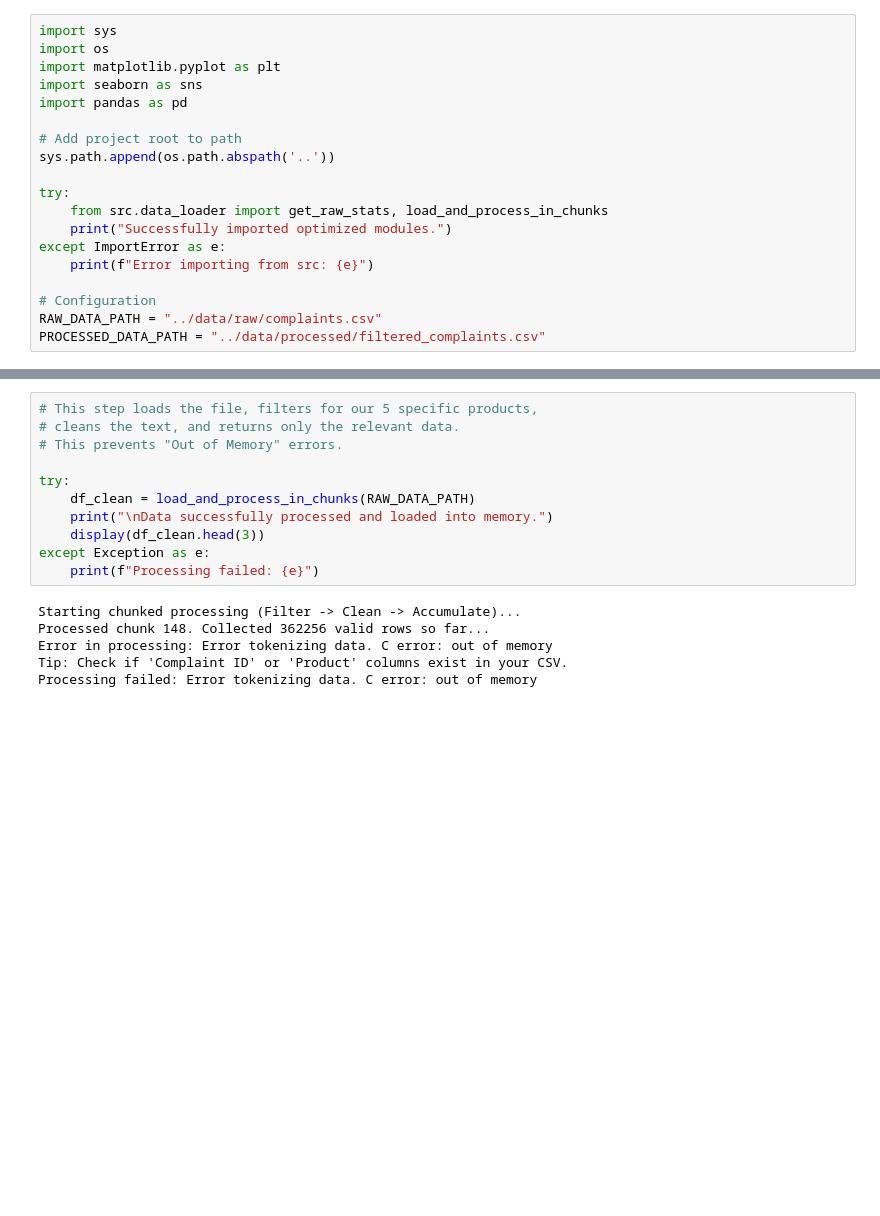
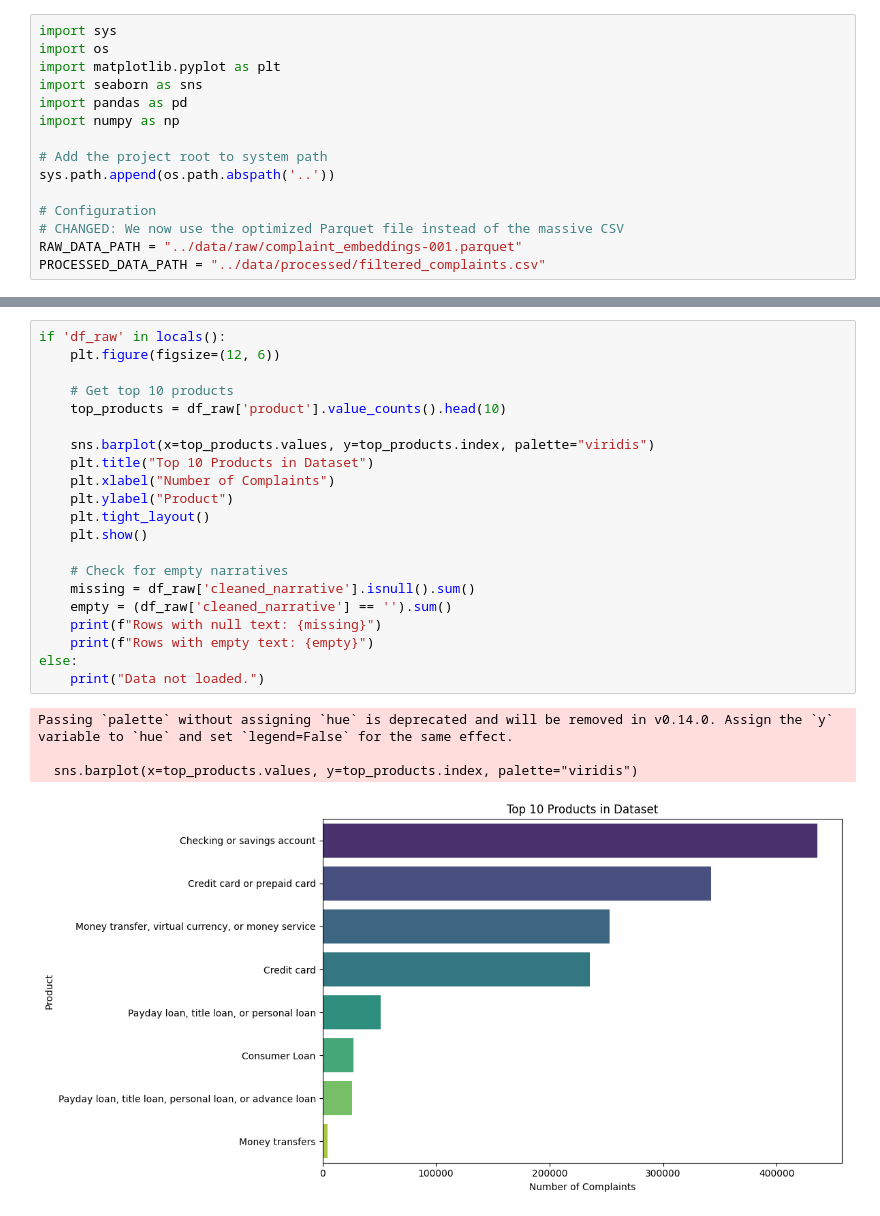
Before and after one commit to adem-mekonnen/rag-complaint-chatbot, a Jupyter notebook: notebooks/01_eda_preprocessing.ipynb, the cells around one changed output, grey strips where cells are left out. Drawn from its saved outputs; the diff is of its cells as text; blank space fills up the shorter version.

```diff
--- a/notebooks/01_eda_preprocessing.ipynb
+++ b/notebooks/01_eda_preprocessing.ipynb
@@ -4,16 +4,12 @@ import os
 import matplotlib.pyplot as plt
 import seaborn as sns
 import pandas as pd
+import numpy as np
 
-# Add project root to path
+# Add the project root to system path
 sys.path.append(os.path.abspath('..'))
 
-try:
-    from src.data_loader import get_raw_stats, load_and_process_in_chunks
-    print("Successfully imported optimized modules.")
-except ImportError as e:
-    print(f"Error importing from src: {e}")
-
 # Configuration
-RAW_DATA_PATH = "../data/raw/complaints.csv"
+# CHANGED: We now use the optimized Parquet file instead of the massive CSV
+RAW_DATA_PATH = "../data/raw/complaint_embeddings-001.parquet"
 PROCESSED_DATA_PATH = "../data/processed/filtered_complaints.csv"
@@ -56,17 +58,26 @@ Rows with VALID narratives: 2,980,756
 # %%
-# This step loads the file, filters for our 5 specific products,
-# cleans the text, and returns only the relevant data.
-# This prevents "Out of Memory" errors.
+if 'df_raw' in locals():
+    plt.figure(figsize=(12, 6))
 
-try:
-    df_clean = load_and_process_in_chunks(RAW_DATA_PATH)
-    print("\nData successfully processed and loaded into memory.")
-    display(df_clean.head(3))
-except Exception as e:
-    print(f"Processing failed: {e}")
+    # Get top 10 products
+    top_products = df_raw['product'].value_counts().head(10)
+
+    sns.barplot(x=top_products.values, y=top_products.index, palette="viridis")
+    plt.title("Top 10 Products in Dataset")
+    plt.xlabel("Number of Complaints")
+    plt.ylabel("Product")
+    plt.tight_layout()
+    plt.show()
+
+    # Check for empty narratives
+    missing = df_raw['cleaned_narrative'].isnull().sum()
+    empty = (df_raw['cleaned_narrative'] == '').sum()
+    print(f"Rows with null text: {missing}")
+    print(f"Rows with empty text: {empty}")
+else:
+    print("Data not loaded.")
 # %% [output]
-Starting chunked processing (Filter -> Clean -> Accumulate)...
-Processed chunk 148. Collected 362256 valid rows so far...
-Error in processing: Error tokenizing data. C error: out of memory
-Tip: Check if 'Complaint ID' or 'Product' columns exist in your CSV.
-Processing failed: Error tokenizing data. C error: out of memory
+Passing `palette` without assigning `hue` is deprecated and will be removed in v0.14.0. Assign the `y` variable to `hue` and set `legend=False` for the same effect.
+
+  sns.barplot(x=top_products.values, y=top_products.index, palette="viridis")
+[figure, added]
```
Also changed, not shown: parts of 6 cells of this notebook, 3 other files.
